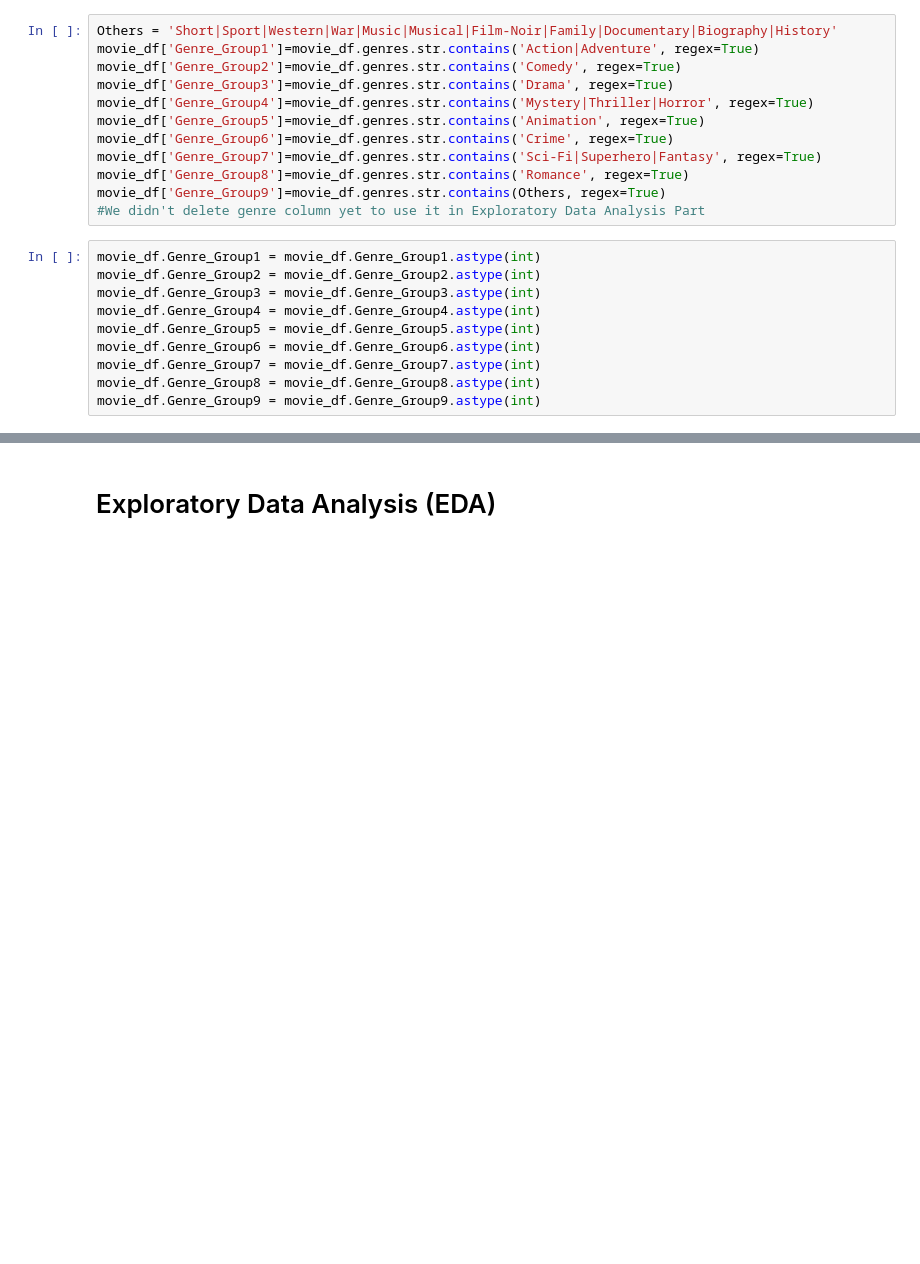
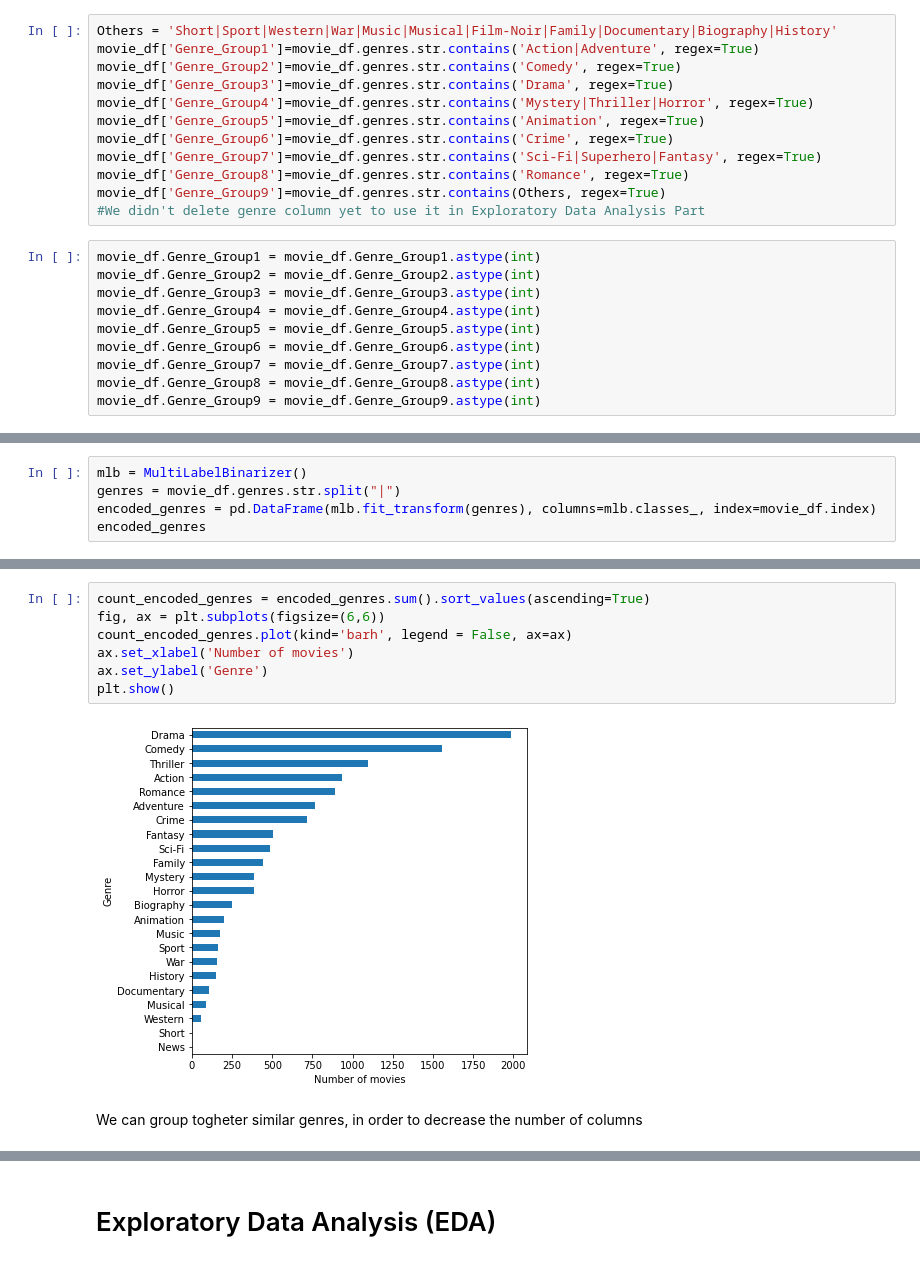
Before and after one commit to anitamezzetti/EPFL_Data_science_in_practice, a Jupyter notebook: Project/Project_18April.ipynb, the cells around one changed output, grey strips where cells are left out. Drawn from its saved outputs; the diff is of its cells as text; blank space fills up the shorter version.

```diff
--- a/Project/Project_18April.ipynb
+++ b/Project/Project_18April.ipynb
@@ -676,0 +691,5 @@ movie_df.Genre_Group9 = movie_df.Genre_Group9.astype(int)
+# %%
+mlb = MultiLabelBinarizer()
+genres = movie_df.genres.str.split("|")
+encoded_genres = pd.DataFrame(mlb.fit_transform(genres), columns=mlb.classes_, index=movie_df.index)
+encoded_genres
@@ -676,0 +710,11 @@ movie_df.Genre_Group9 = movie_df.Genre_Group9.astype(int)
+# %%
+count_encoded_genres = encoded_genres.sum().sort_values(ascending=True)
+fig, ax = plt.subplots(figsize=(6,6))
+count_encoded_genres.plot(kind='barh', legend = False, ax=ax)
+ax.set_xlabel('Number of movies')
+ax.set_ylabel('Genre')
+plt.show()
+# %% [output]
+[figure, added]
+# %% [markdown]
+We can group togheter similar genres, in order to decrease the number of columns
```
Also changed, not shown: parts of 40 cells of this notebook.
